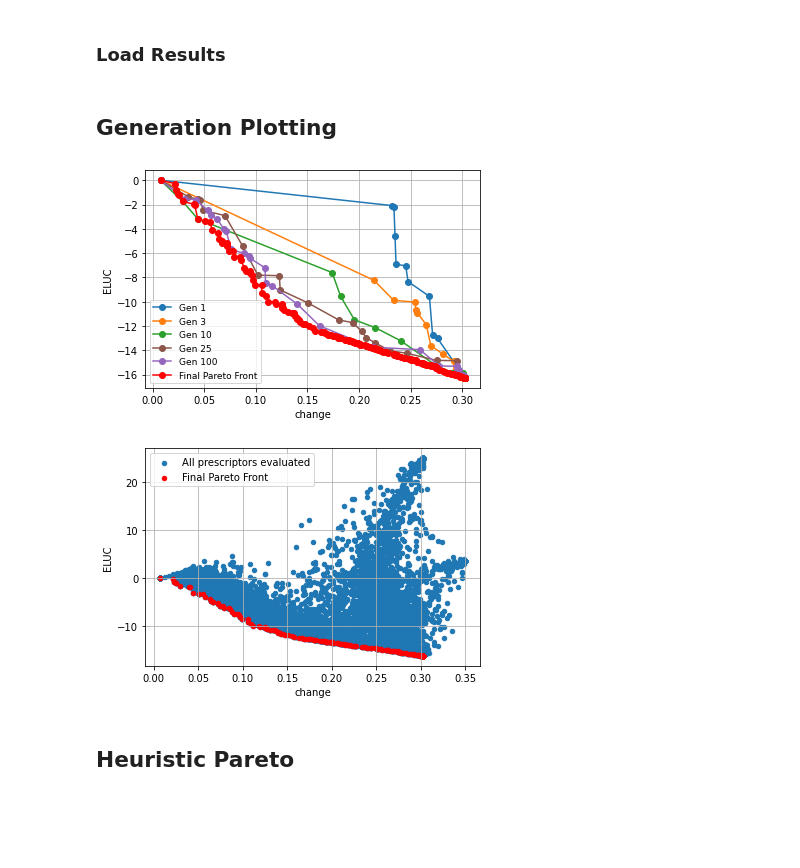
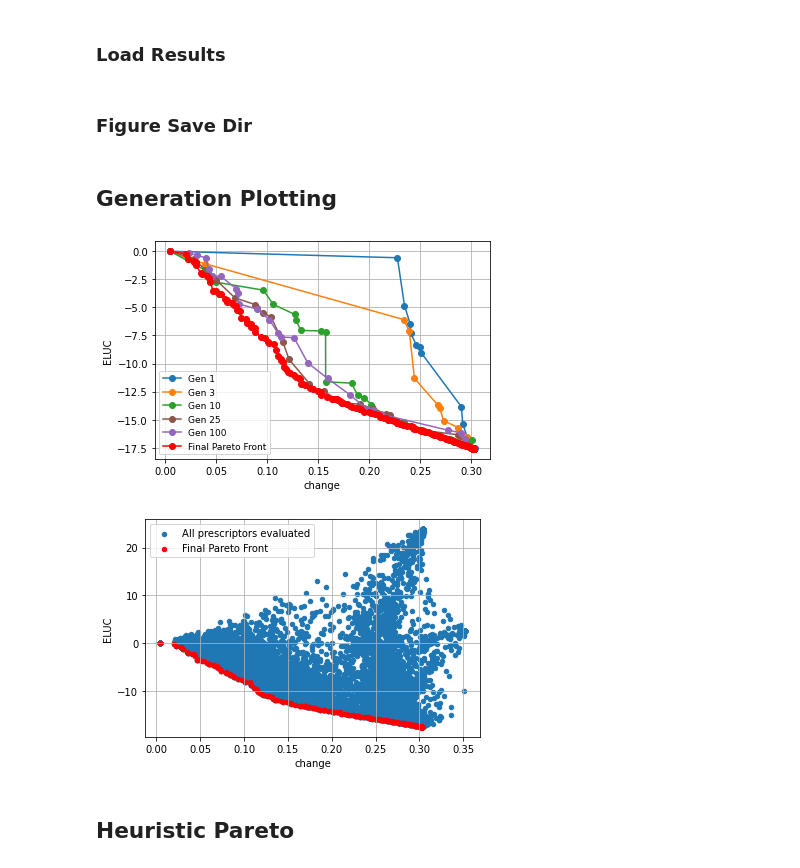
Before and after one commit to Project-Resilience/mvp, a Jupyter notebook: use_cases/eluc/experiments/prescriptor_experiments.ipynb, the cells around one changed output. Drawn from its saved outputs; the diff is of its cells as text; code cells hidden in the pictures; blank space fills up the shorter version.

```diff
--- a/use_cases/eluc/experiments/prescriptor_experiments.ipynb
+++ b/use_cases/eluc/experiments/prescriptor_experiments.ipynb
@@ -18,7 +21,7 @@ dataset = ELUCData()
 # %% [markdown]
 ### Load Results
 # %%
-experiment_results_dir = Path("prescriptors/trained_prescriptors/LocTimeCropNoSoft/first_try")
+experiment_results_dir = Path("prescriptors/trained_prescriptors/no-overlap/seeded")
 stats_file = experiment_results_dir / "experiment_stats.csv"
 with open(stats_file) as csv_file:
     stats_df = pd.read_csv(csv_file, sep=',')
@@ -27,6 +30,11 @@ last_gen_df = pd.read_csv(last_gen_filename)
 pareto_df = last_gen_df[last_gen_df['NSGA-II_rank'] == 1]
 # Sort by first objective, maximize: lowest to highest, minimize: highest to lowest
 pareto_df = pareto_df.sort_values(by='change', ascending=True)
+# %% [markdown]
+### Figure Save Dir
+# %%
+figure_dir = Path("experiments/figures/no-overlap")
+figure_dir.mkdir(parents=True, exist_ok=True)
 # %% [markdown]
 ## Generation Plotting
 # %%
@@ -94,7 +102,7 @@ def get_overall_pareto_df(final_gen):
     return pd.DataFrame(filtered_pareto_list)
 
 
-def plot_gens(dir, gens, save=False):
+def plot_gens(dir, gens, save_path=None):
     """
     Plots the pareto front for multiple generations.
     :param dir: The experiment results directory.
@@ -127,13 +135,13 @@ def plot_gens(dir, gens, save=False):
     # plt.legend([handles[idx] for idx in order], [curve_names[idx] for idx in order], loc="upper right")
     plt.legend(prop={'size': 9})
     #plt.title("Pareto Fronts Across Generations")
-    if save:
-        plt.savefig("figures/pareto.png", format="png", dpi=300)
+    if save_path:
+        plt.savefig(save_path, format="png", dpi=300)
     plt.show()
 # %%
-plot_gens(experiment_results_dir, [1, 3, 10, 25, 100], save=False)
+plot_gens(experiment_results_dir, [1, 3, 10, 25, 100], save_path=figure_dir / "pareto.png")
 # %% [output]
-[figure, old version]
+[figure, new version]
 # %%
 def get_gen_df(gen):
     gen_filename = os.path.join(experiment_results_dir, f"{gen}.csv")
@@ -171,8 +179,8 @@ def plot_all_gens(dir, gens, save=False):
     plt.show()
 # %%
-plot_all_gens(experiment_results_dir, [a + 1 for a in range(100)], save=False)
+plot_all_gens(experiment_results_dir, [a + 1 for a in range(100)], save_path=figure_dir/"nn-global-allprescriptors.png")
 # %% [output]
-[figure, old version]
+[figure, new version]
 # %%
 all_gen_pareto_df = get_overall_pareto_df(len(stats_df))
 # %% [markdown]
```
Also changed, not shown: parts of 26 cells of this notebook, 5 other files.
